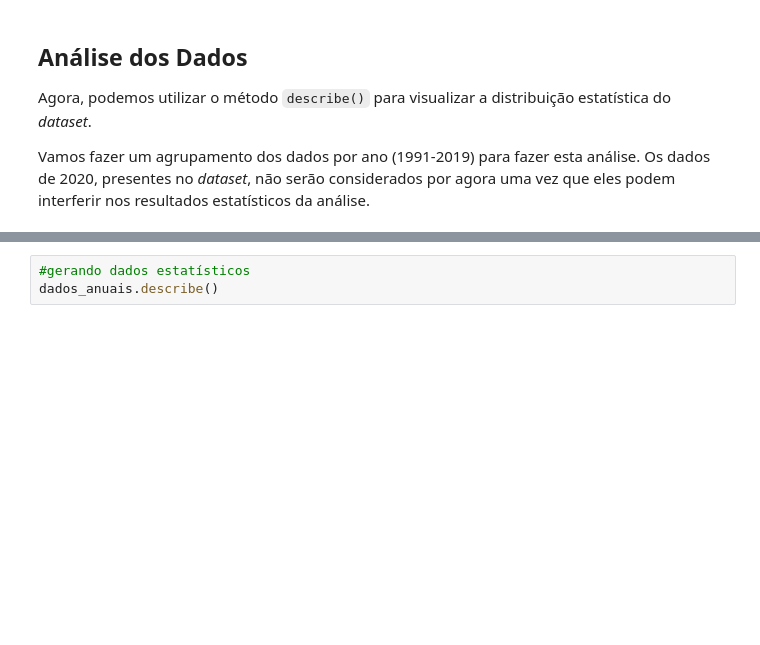
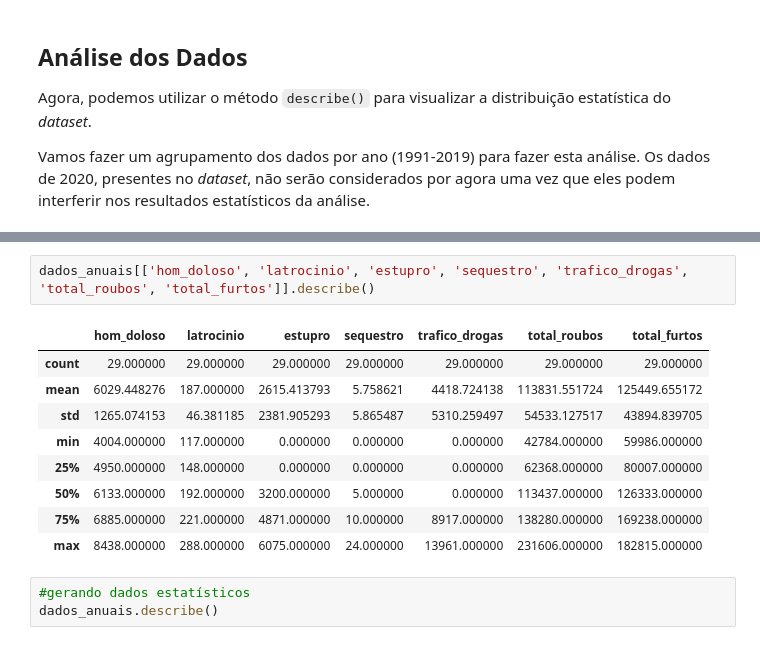
Before and after one commit to VGuerrero07/Data_Science, a Jupyter notebook: Análise_de_Dados_de_Violência_do_RJ.ipynb, the cells around one changed output, grey strips where cells are left out. Cells and saved outputs as stored; diff of their text form; blank space fills up the shorter version.

```diff
--- a/Análise_de_Dados_de_Violência_do_RJ.ipynb
+++ b/Análise_de_Dados_de_Violência_do_RJ.ipynb
@@ -208,6 +208,18 @@ dados_anuais.tail()
 | 2017 | 5346 | 39.0 | 237 | 1127.0 | 6749 | 6001 | ... |
 | 2018 | 4950 | 56.0 | 174 | 1534.0 | 6714 | 6242 | ... |
 | 2019 | 4004 | 45.0 | 117 | 1814.0 | 5980 | 5409 | ... |
+# %%
+dados_anuais[['hom_doloso', 'latrocinio', 'estupro', 'sequestro', 'trafico_drogas', 'total_roubos', 'total_furtos']].describe()
+# %% [output]
+|  | hom_doloso | latrocinio | estupro | sequestro | trafico_drogas | total_roubos | total_furtos |
+| count | 29.000000 | 29.000000 | 29.000000 | 29.000000 | 29.000000 | 29.000000 | 29.000000 |
+| mean | 6029.448276 | 187.000000 | 2615.413793 | 5.758621 | 4418.724138 | 113831.551724 | 125449.655172 |
+| std | 1265.074153 | 46.381185 | 2381.905293 | 5.865487 | 5310.259497 | 54533.127517 | 43894.839705 |
+| min | 4004.000000 | 117.000000 | 0.000000 | 0.000000 | 0.000000 | 42784.000000 | 59986.000000 |
+| 25% | 4950.000000 | 148.000000 | 0.000000 | 0.000000 | 0.000000 | 62368.000000 | 80007.000000 |
+| 50% | 6133.000000 | 192.000000 | 3200.000000 | 5.000000 | 0.000000 | 113437.000000 | 126333.000000 |
+| 75% | 6885.000000 | 221.000000 | 4871.000000 | 10.000000 | 8917.000000 | 138280.000000 | 169238.000000 |
+| max | 8438.000000 | 288.000000 | 6075.000000 | 24.000000 | 13961.000000 | 231606.000000 | 182815.000000 |
 # %%
 #gerando dados estatísticos
 dados_anuais.describe()
```
Also changed, not shown: parts of 1 cell of this notebook.
